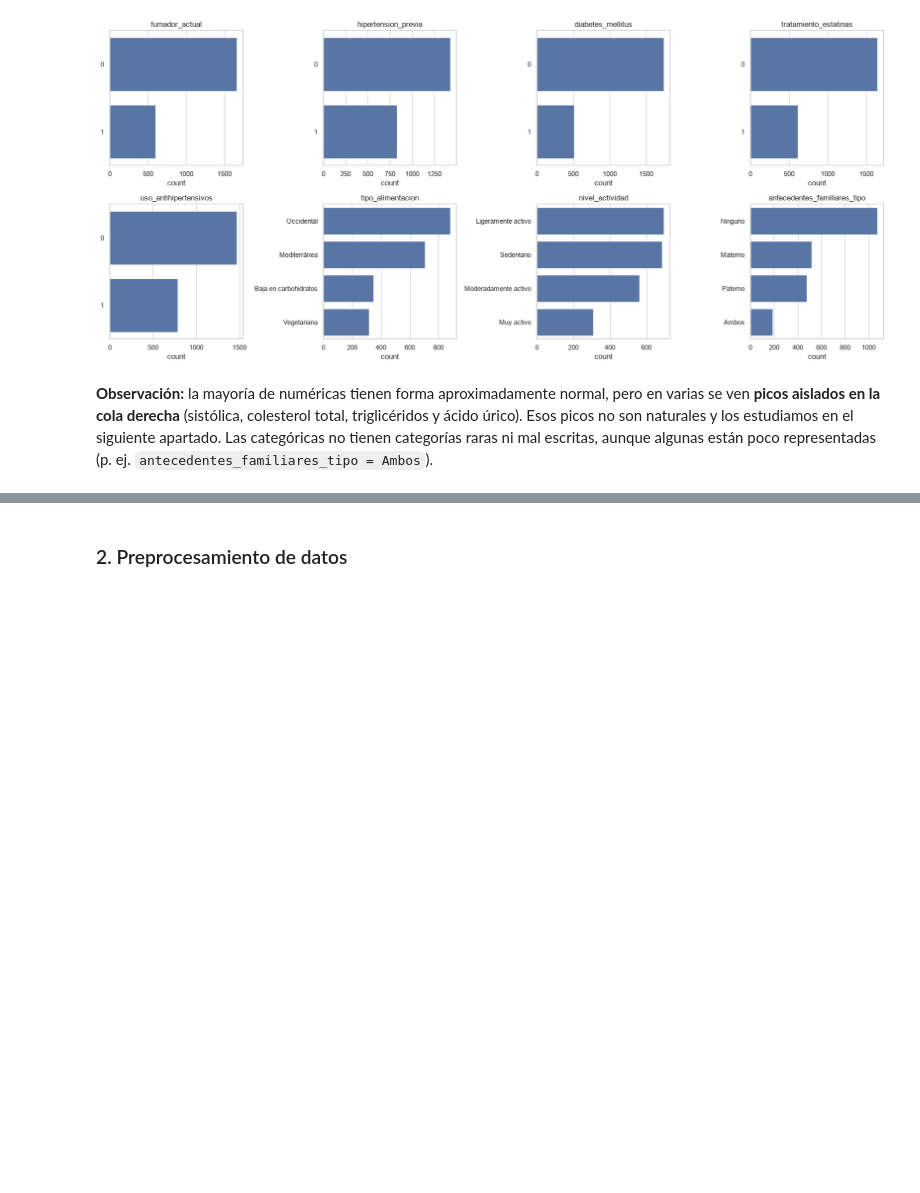
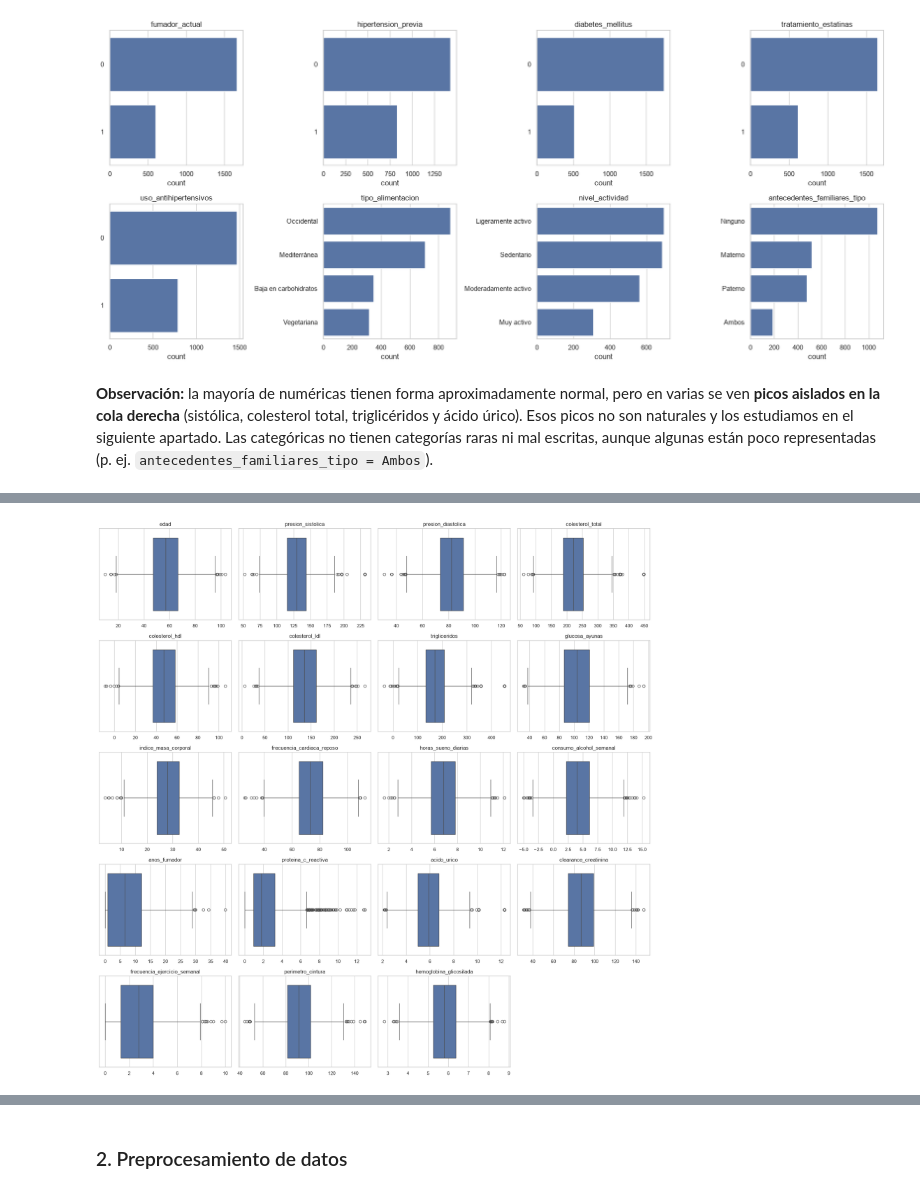
Before and after one commit to alberct96/ML-Entregable1, a Jupyter notebook: ML-Entregable1.ipynb, the cells around one changed output, grey strips where cells are left out. Saved outputs shown, nothing was run; the diff lists cells and outputs as text; code cells hidden in the pictures; blank space fills up the shorter version.

```diff
--- a/ML-Entregable1.ipynb
+++ b/ML-Entregable1.ipynb
@@ -205,0 +255,30 @@ plt.show()
+# %%
+rangos = {
+    "edad": (18, 100),
+    "presion_sistolica": (70, 250),
+    "presion_diastolica": (40, 140),
+    "colesterol_total": (80, 500),
+    "colesterol_hdl": (10, 120),
+    "colesterol_ldl": (10, 300),
+    "trigliceridos": (20, 1000),
+    "glucosa_ayunas": (40, 400),
+    "indice_masa_corporal": (12, 70),
+    "frecuencia_cardiaca_reposo": (35, 200),
+    "horas_sueno_diarias": (2, 16),
+    "consumo_alcohol_semanal": (0, 100),
+    "anos_fumador": (0, 90),
+    "proteina_c_reactiva": (0, 50),
+    "acido_urico": (1, 15),
+    "clearance_creatinina": (5, 200),
+    "frecuencia_ejercicio_semanal": (0, 7),
+    "perimetro_cintura": (50, 200),
+    "hemoglobina_glicosilada": (3, 20),
+}
+
+fuera = pd.DataFrame({
+    col: {"min_permitido": lo, "max_permitido": hi,
+          "por_debajo": (df[col] < lo).sum(), "por_encima": (df[col] > hi).sum()}
+    for col, (lo, hi) in rangos.items()
+}).T
+fuera["total"] = fuera["por_debajo"] + fuera["por_encima"]
+fuera[fuera["total"] > 0].sort_values("total", ascending=False)
@@ -205,0 +361,12 @@ plt.show()
+# %%
+fig, axes = plt.subplots(5, 4, figsize=(18, 18))
+for ax, col in zip(axes.flat, vars_numericas):
+    sns.boxplot(x=df[col], ax=ax)
+    ax.set_title(col)
+    ax.set_xlabel("")
+for ax in axes.flat[len(vars_numericas):]:
+    ax.set_visible(False)
+plt.tight_layout()
+plt.show()
+# %% [output]
+[figure, added]
```
Also changed, not shown: parts of 21 cells of this notebook.
